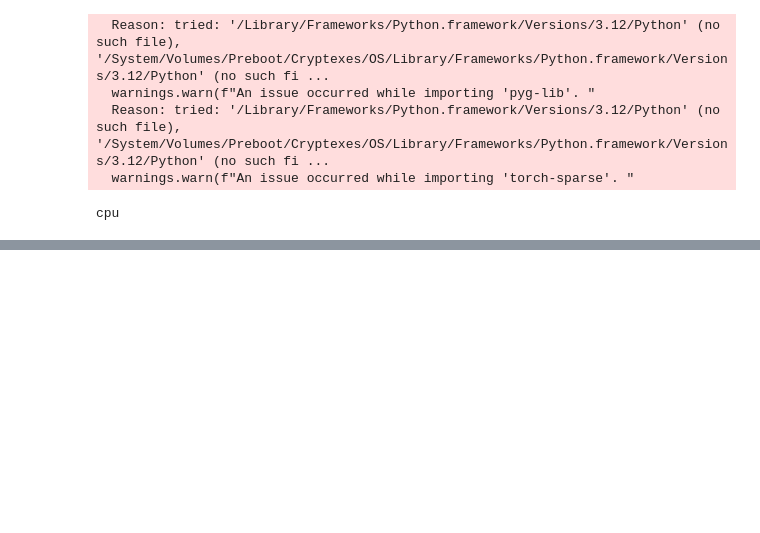
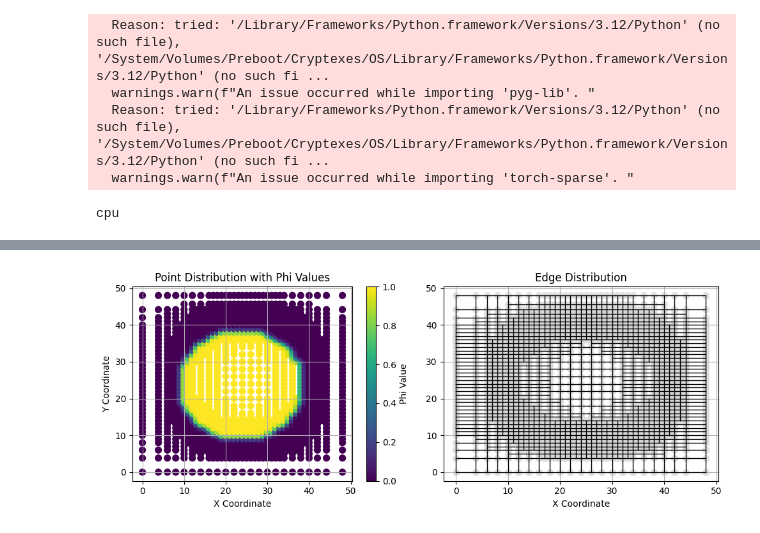
Before and after one commit to CMU-CBML/NDD_ML, a Jupyter notebook: test_SplineCNN_withCora.ipynb, the cells around one changed output, grey strips where cells are left out. Cells and saved outputs as stored; diff of their text form; code cells hidden in the pictures; blank space fills up the shorter version.

```diff
--- a/test_SplineCNN_withCora.ipynb
+++ b/test_SplineCNN_withCora.ipynb
@@ -364,0 +275,47 @@ Data(x=[13223, 2], edge_index=[2, 26248], edge_attr=[26248, 1], y=[13223])
+# %%
+def plot_graph_components(points, phi, edges):
+    """
+    Plots nodes and edges in subplots.
+
+    Args:
+        points (numpy.ndarray): Nx2 array of point coordinates.
+        phi (numpy.ndarray): Array of scalar values associated with each point.
+        edges (numpy.ndarray): Nx2 array of index pairs representing edges.
+    """
+    fig, axs = plt.subplots(1, 2, figsize=(10, 4))  # 1 row, 2 columns subplot
+
+    # Plot points with scalar values
+    scatter = axs[0].scatter(points[:, 0], points[:, 1], c=phi, cmap='viridis', s=50, marker='o')
+    axs[0].set_title('Point Distribution with Phi Values')
+    axs[0].set_xlabel('X Coordinate')
+    axs[0].set_ylabel('Y Coordinate')
+    fig.colorbar(scatter, ax=axs[0], label='Phi Value')
+    axs[0].grid(True)
+
+    # Plot edges
+    axs[1].scatter(points[:, 0], points[:, 1], c='lightgray', s=50, alpha=0.6)  # plot points for reference
+    for edge in edges:
+        point_a = points[edge[0]]
+        point_b = points[edge[1]]
+        axs[1].plot([point_a[0], point_b[0]], [point_a[1], point_b[1]], 'k-', linewidth=1)  # 'k-' for black edges
+    axs[1].set_title('Edge Distribution')
+    axs[1].set_xlabel('X Coordinate')
+    axs[1].grid(True)
+
+    plt.tight_layout()
+    plt.show()
+
+# Example usage:
+point_data = first_point_data
+points = first_points
+edge_attributes = first_edge_attributes
+
+phi = np.round(np.array(point_data['phi']), decimals=2)  # Assuming point_data dictionary has a 'phi' key
+
+# Extract edges from DataFrame
+edges = edge_attributes[['node1', 'node2']].values
+
+# Call the function with the necessary data
+plot_graph_components(points, phi, edges)
+# %% [output]
+[figure, added]
```
Also changed, not shown: parts of 22 cells of this notebook, 57 other files.
